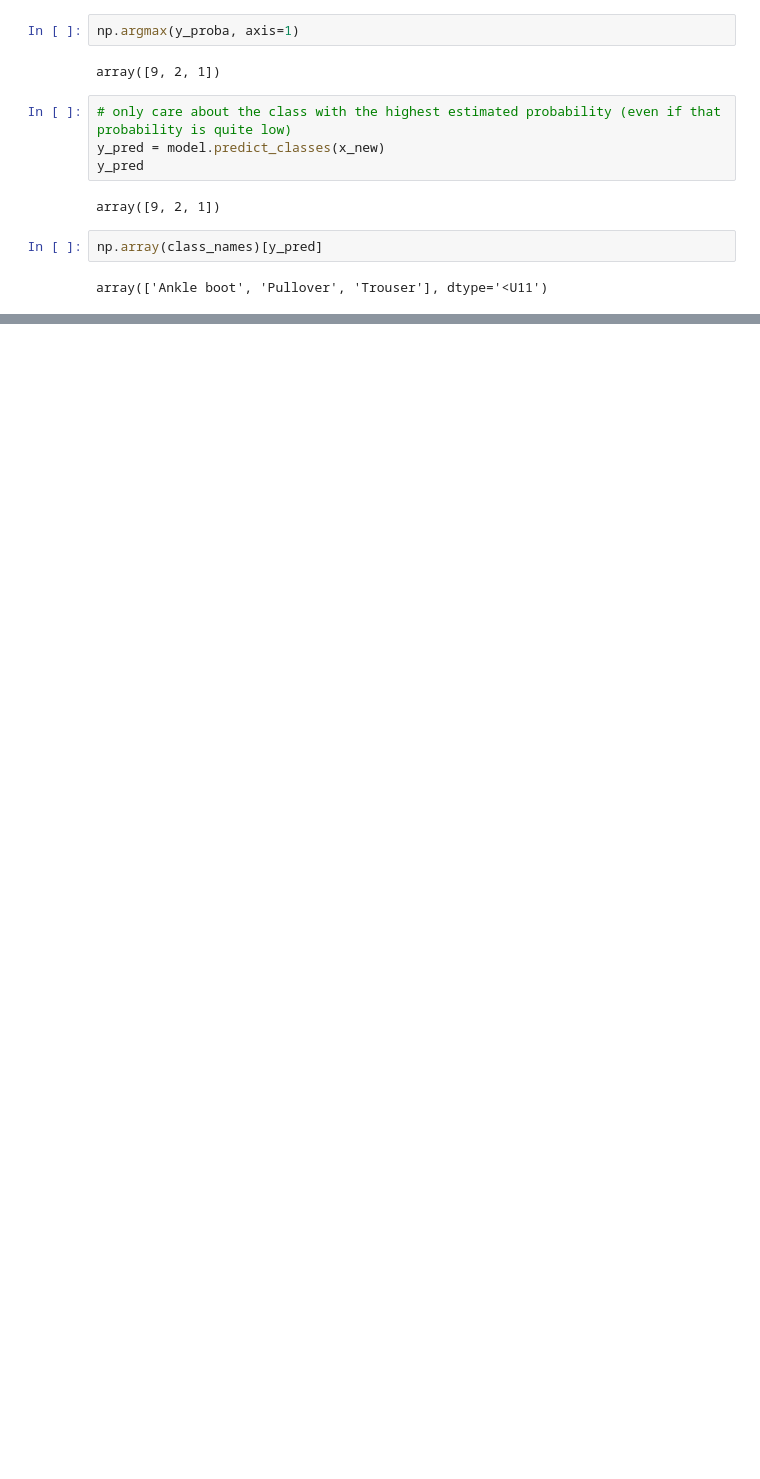
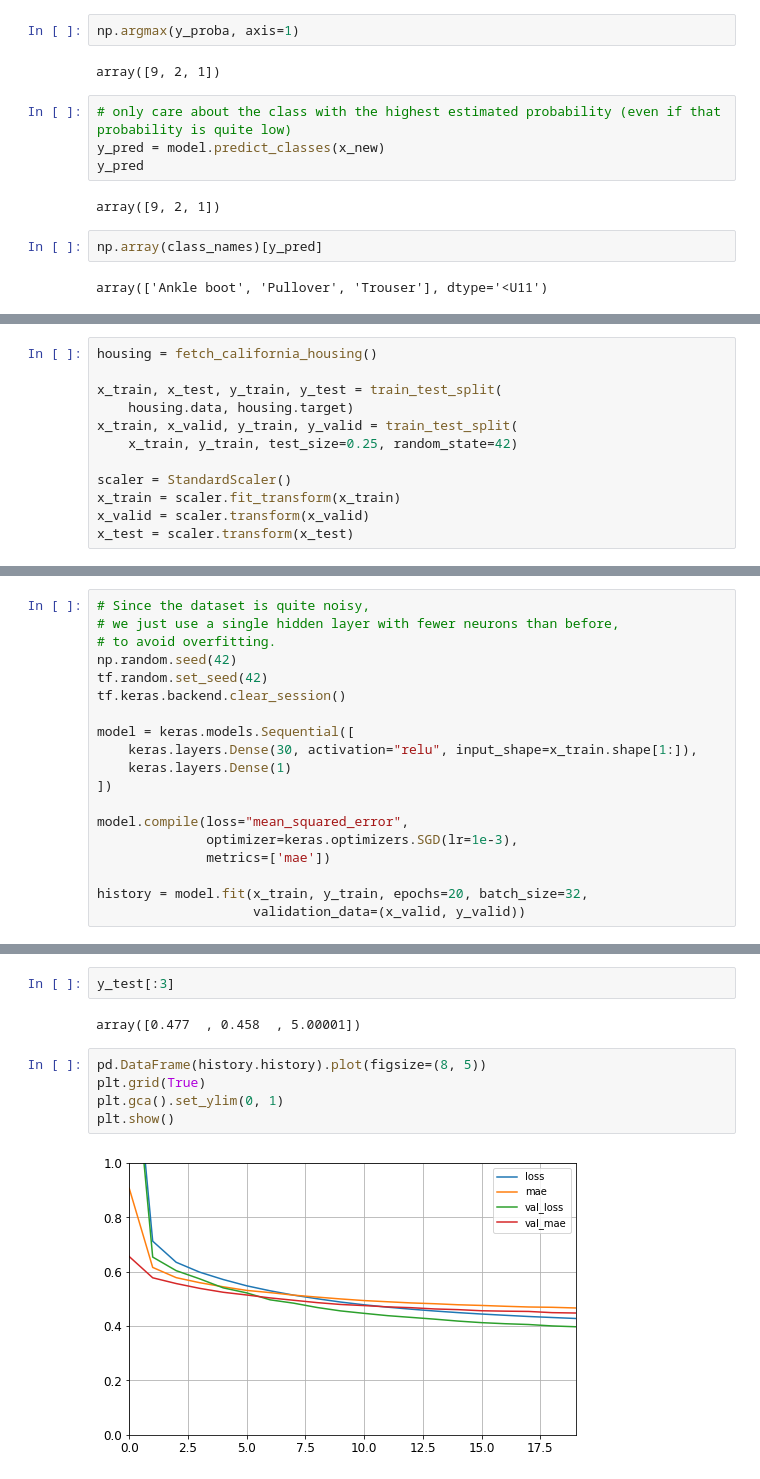
Before and after one commit to libingallin/handson_ml_2nd, a Jupyter notebook: chap10-introduction-to-ANN.ipynb, the cells around one changed output, grey strips where cells are left out. Cells and saved outputs as stored; diff of their text form; blank space fills up the shorter version.

```diff
--- a/chap10-introduction-to-ANN.ipynb
+++ b/chap10-introduction-to-ANN.ipynb
@@ -791,0 +801,12 @@ array(['Ankle boot', 'Pullover', 'Trouser'], dtype='<U11')
+# %%
+housing = fetch_california_housing()
+
+x_train, x_test, y_train, y_test = train_test_split(
+    housing.data, housing.target)
+x_train, x_valid, y_train, y_valid = train_test_split(
+    x_train, y_train, test_size=0.25, random_state=42)
+
+scaler = StandardScaler()
+x_train = scaler.fit_transform(x_train)
+x_valid = scaler.transform(x_valid)
+x_test = scaler.transform(x_test)
@@ -791,0 +825,19 @@ array(['Ankle boot', 'Pullover', 'Trouser'], dtype='<U11')
+# %%
+# Since the dataset is quite noisy,
+# we just use a single hidden layer with fewer neurons than before,
+# to avoid overfitting.
+np.random.seed(42)
+tf.random.set_seed(42)
+tf.keras.backend.clear_session()
+
+model = keras.models.Sequential([
+    keras.layers.Dense(30, activation="relu", input_shape=x_train.shape[1:]),
+    keras.layers.Dense(1)
+])
+
+model.compile(loss="mean_squared_error",
+              optimizer=keras.optimizers.SGD(lr=1e-3),
+              metrics=['mae'])
+
+history = model.fit(x_train, y_train, epochs=20, batch_size=32,
+                    validation_data=(x_valid, y_valid))
@@ -791,0 +874,11 @@ array(['Ankle boot', 'Pullover', 'Trouser'], dtype='<U11')
+# %%
+y_test[:3]
+# %% [output]
+array([0.477  , 0.458  , 5.00001])
+# %%
+pd.DataFrame(history.history).plot(figsize=(8, 5))
+plt.grid(True)
+plt.gca().set_ylim(0, 1)
+plt.show()
+# %% [output]
+[figure, added]
```
Also changed, not shown: parts of 91 cells of this notebook.
